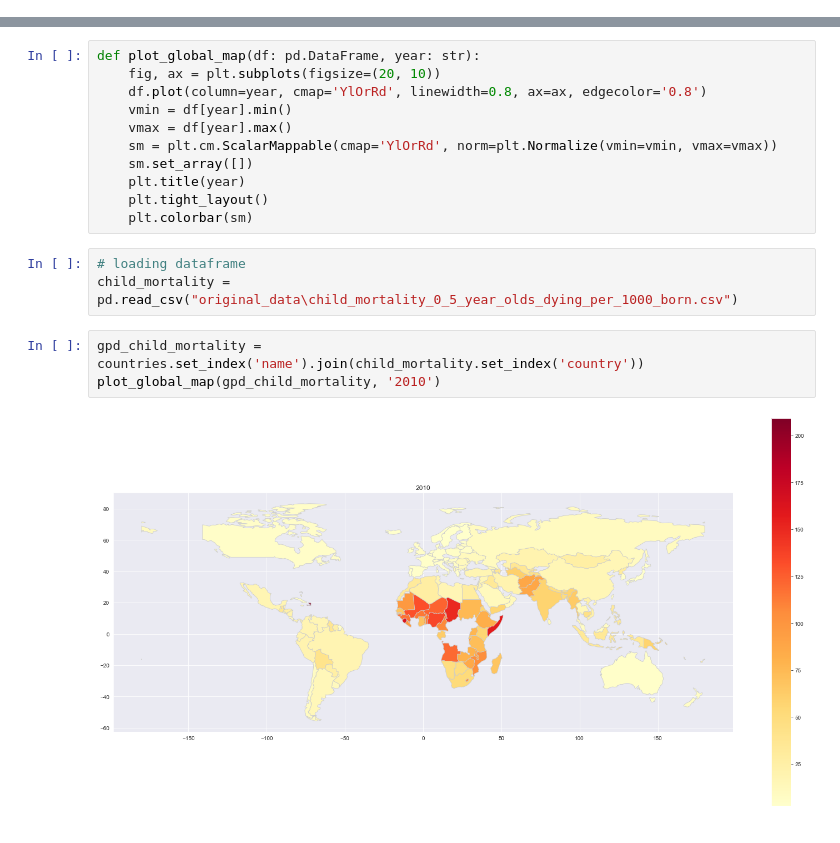
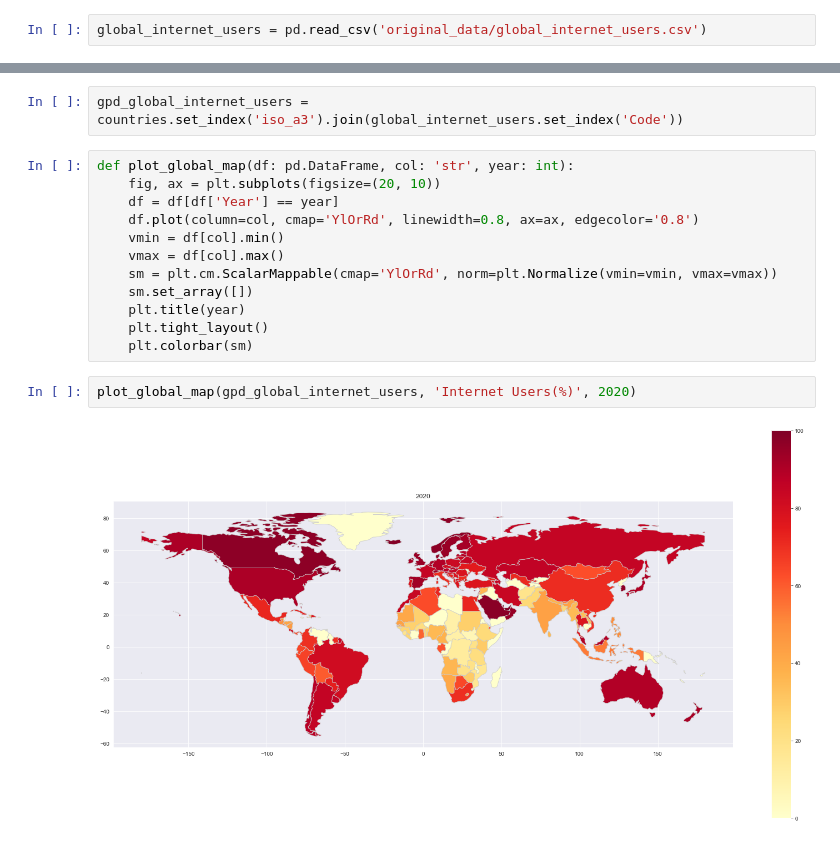
Before and after one commit to Norbert-Podgorski/Child-Mortality-Prediction-Bayesian-Model, a Jupyter notebook: KPI_analysis.ipynb, the cells around one changed output, grey strips where cells are left out. Cells and saved outputs as stored; diff of their text form.

```diff
--- a/KPI_analysis.ipynb
+++ b/KPI_analysis.ipynb
@@ -28,0 +16,2 @@ print(dataset_country_name[0].intersection(*dataset_country_name[1:]))
+# %%
+global_internet_users = pd.read_csv('original_data/global_internet_users.csv')
@@ -31,19 +43,18 @@ countries = gpd.read_file(gpd.datasets.get_path("naturalearth_lowres"))
+# %%
+gpd_global_internet_users = countries.set_index('iso_a3').join(global_internet_users.set_index('Code'))
 # %%
-def plot_global_map(df: pd.DataFrame, year: str):
+def plot_global_map(df: pd.DataFrame, col: 'str', year: int):
     fig, ax = plt.subplots(figsize=(20, 10))
-    df.plot(column=year, cmap='YlOrRd', linewidth=0.8, ax=ax, edgecolor='0.8')
-    vmin = df[year].min()
-    vmax = df[year].max()
+    df = df[df['Year'] == year]
+    df.plot(column=col, cmap='YlOrRd', linewidth=0.8, ax=ax, edgecolor='0.8')
+    vmin = df[col].min()
+    vmax = df[col].max()
     sm = plt.cm.ScalarMappable(cmap='YlOrRd', norm=plt.Normalize(vmin=vmin, vmax=vmax))
     sm.set_array([])
     plt.title(year)
     plt.tight_layout()
     plt.colorbar(sm)
-# %%
-# loading dataframe
-child_mortality = pd.read_csv("original_data\child_mortality_0_5_year_olds_dying_per_1000_born.csv")
-# %%
-gpd_child_mortality = countries.set_index('name').join(child_mortality.set_index('country'))
-plot_global_map(gpd_child_mortality, '2010')
-# %% [output]
-[figure, removed]
+# %%
+plot_global_map(gpd_global_internet_users, 'Internet Users(%)', 2020)
+# %% [output]
+[figure, added]
```
Also changed, not shown: parts of 11 cells of this notebook.
